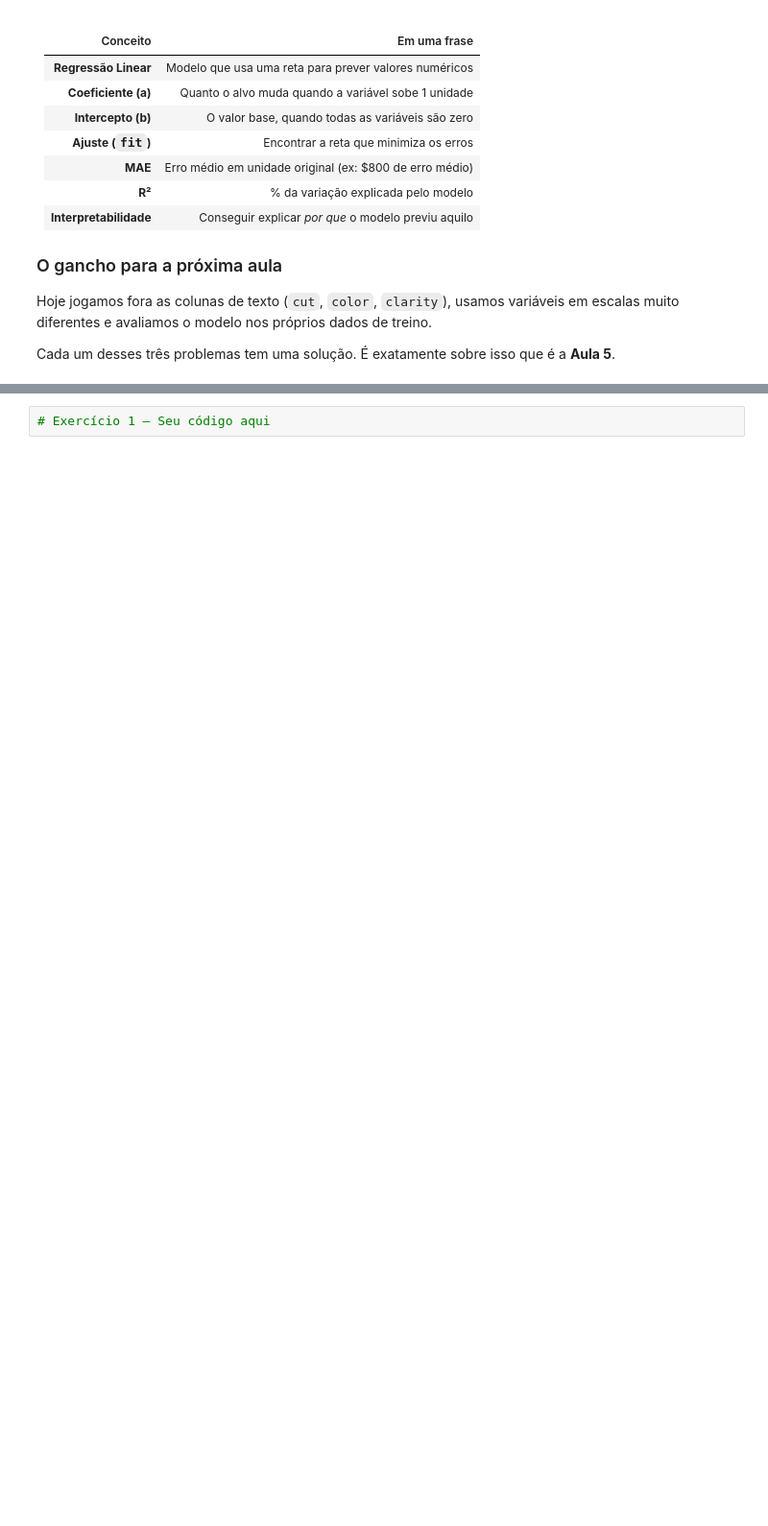
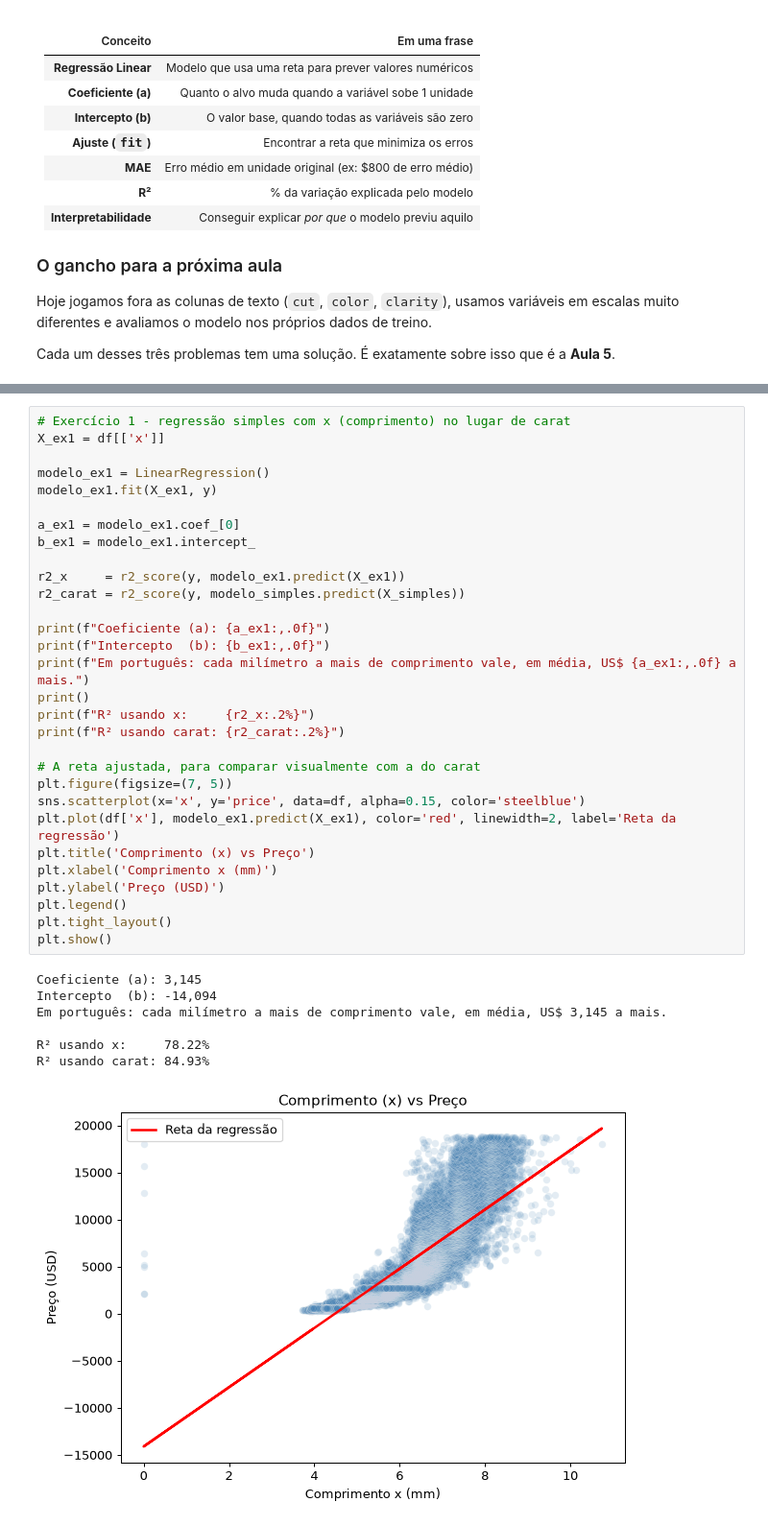
Before and after one commit to Insper-Data/ciclo-basico, a Jupyter notebook: Gabaritos/Aula 4/aula4_gabarito.ipynb, the cells around one changed output, grey strips where cells are left out. Shown at 96% size. Saved outputs shown, nothing was run; the diff lists cells and outputs as text; blank space fills up the shorter version.

```diff
--- a/Gabaritos/Aula 4/aula4_gabarito.ipynb
+++ b/Gabaritos/Aula 4/aula4_gabarito.ipynb
@@ -388,4 +440,40 @@ Refaça a regressão simples da seção 3, mas usando `x` (comprimento em mm) no
 * Qual é o coeficiente? Como você o traduz em português?
 * O R² ficou maior ou menor que o do `carat`?
 # %%
-# Exercício 1 — Seu código aqui
+# Exercício 1 - regressão simples com x (comprimento) no lugar de carat
+X_ex1 = df[['x']]
+
+modelo_ex1 = LinearRegression()
+modelo_ex1.fit(X_ex1, y)
+
+a_ex1 = modelo_ex1.coef_[0]
+b_ex1 = modelo_ex1.intercept_
+
+r2_x     = r2_score(y, modelo_ex1.predict(X_ex1))
+r2_carat = r2_score(y, modelo_simples.predict(X_simples))
+
+print(f"Coeficiente (a): {a_ex1:,.0f}")
+print(f"Intercepto  (b): {b_ex1:,.0f}")
+print(f"Em português: cada milímetro a mais de comprimento vale, em média, US$ {a_ex1:,.0f} a mais.")
+print()
+print(f"R² usando x:     {r2_x:.2%}")
+print(f"R² usando carat: {r2_carat:.2%}")
+
+# A reta ajustada, para comparar visualmente com a do carat
+plt.figure(figsize=(7, 5))
+sns.scatterplot(x='x', y='price', data=df, alpha=0.15, color='steelblue')
+plt.plot(df['x'], modelo_ex1.predict(X_ex1), color='red', linewidth=2, label='Reta da regressão')
+plt.title('Comprimento (x) vs Preço')
+plt.xlabel('Comprimento x (mm)')
+plt.ylabel('Preço (USD)')
+plt.legend()
+plt.tight_layout()
+plt.show()
+# %% [output]
+Coeficiente (a): 3,145
+Intercepto  (b): -14,094
+Em português: cada milímetro a mais de comprimento vale, em média, US$ 3,145 a mais.
+
+R² usando x:     78.22%
+R² usando carat: 84.93%
+[figure, added]
```
Also changed, not shown: parts of 20 cells of this notebook, 6 other files.
